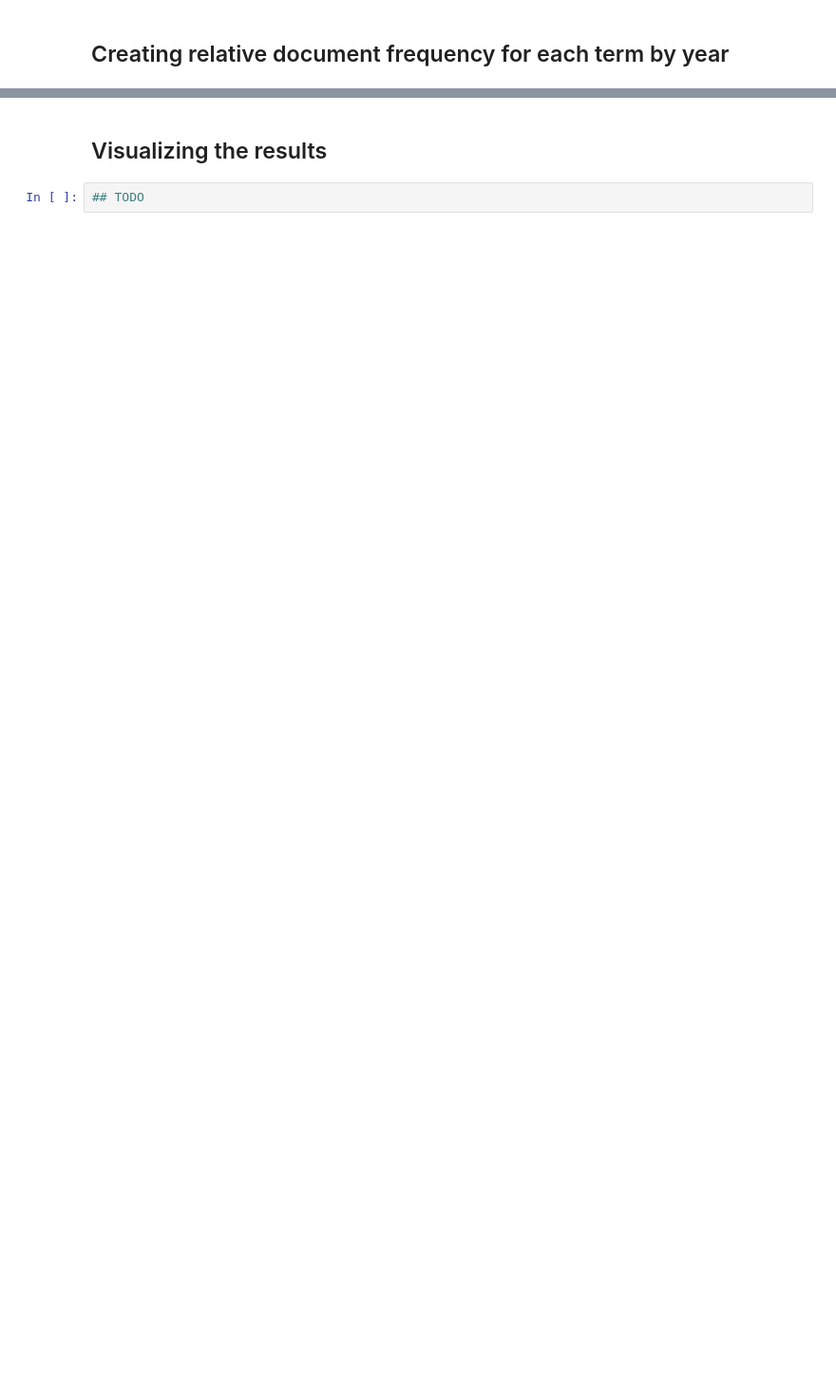
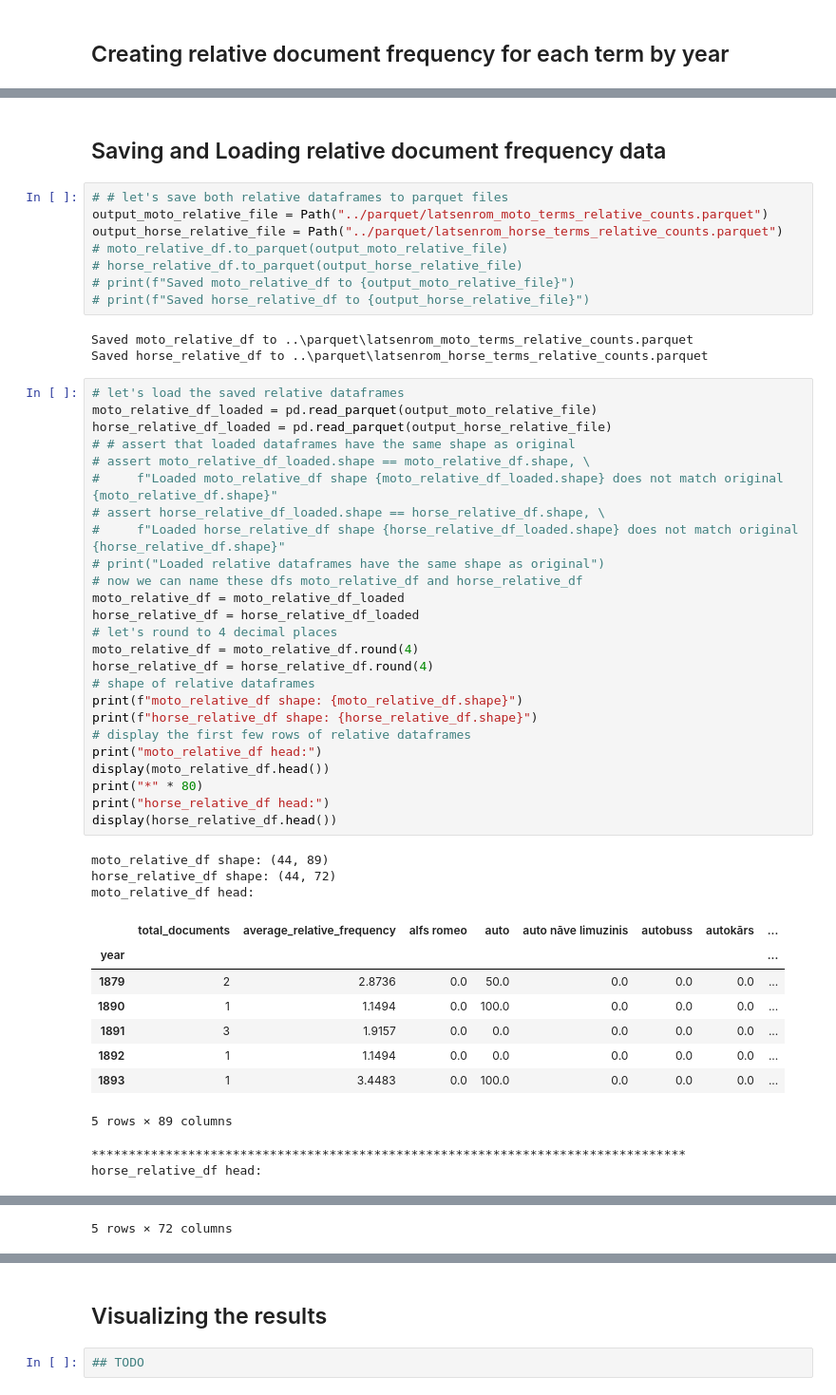
Before and after one commit to ValRCS/lnb_transports, a Jupyter notebook: notebooks/visualize_terms_df_tf_relative_over_time.ipynb, the cells around one changed output, grey strips where cells are left out. Shown at 95% size. Saved outputs shown, nothing was run; the diff lists cells and outputs as text; blank space fills up the shorter version.

```diff
--- a/notebooks/visualize_terms_df_tf_relative_over_time.ipynb
+++ b/notebooks/visualize_terms_df_tf_relative_over_time.ipynb
@@ -563,0 +682,52 @@ Saved horse_df to ..\xlsx\latsenrom_horse_terms_counts.xlsx
+# %% [markdown]
+## Saving and Loading relative document frequency data
+# %%
+# # let's save both relative dataframes to parquet files
+output_moto_relative_file = Path("../parquet/latsenrom_moto_terms_relative_counts.parquet")
+output_horse_relative_file = Path("../parquet/latsenrom_horse_terms_relative_counts.parquet")
+# moto_relative_df.to_parquet(output_moto_relative_file)
+# horse_relative_df.to_parquet(output_horse_relative_file)
+# print(f"Saved moto_relative_df to {output_moto_relative_file}")
+# print(f"Saved horse_relative_df to {output_horse_relative_file}")
+# %% [output]
+Saved moto_relative_df to ..\parquet\latsenrom_moto_terms_relative_counts.parquet
+Saved horse_relative_df to ..\parquet\latsenrom_horse_terms_relative_counts.parquet
+# %%
+# let's load the saved relative dataframes
+moto_relative_df_loaded = pd.read_parquet(output_moto_relative_file)
+horse_relative_df_loaded = pd.read_parquet(output_horse_relative_file)
+# # assert that loaded dataframes have the same shape as original
+# assert moto_relative_df_loaded.shape == moto_relative_df.shape, \
+#     f"Loaded moto_relative_df shape {moto_relative_df_loaded.shape} does not match original {moto_relative_df.shape}"
+# assert horse_relative_df_loaded.shape == horse_relative_df.shape, \
+#     f"Loaded horse_relative_df shape {horse_relative_df_loaded.shape} does not match original {horse_relative_df.shape}"
+# print("Loaded relative dataframes have the same shape as original")
+# now we can name these dfs moto_relative_df and horse_relative_df
+moto_relative_df = moto_relative_df_loaded
+horse_relative_df = horse_relative_df_loaded
+# let's round to 4 decimal places
+moto_relative_df = moto_relative_df.round(4)
+horse_relative_df = horse_relative_df.round(4)
+# shape of relative dataframes
+print(f"moto_relative_df shape: {moto_relative_df.shape}")
+print(f"horse_relative_df shape: {horse_relative_df.shape}")
+# display the first few rows of relative dataframes
+print("moto_relative_df head:")
+display(moto_relative_df.head())
+print("*" * 80)
+print("horse_relative_df head:")
+display(horse_relative_df.head())
+# %% [output]
+moto_relative_df shape: (44, 89)
+horse_relative_df shape: (44, 72)
+moto_relative_df head:
+|  | total_documents | average_relative_frequency | alfs romeo | auto | auto nāve limuzinis | autobuss | autokārs | ... |
+| year |  |  |  |  |  |  |  | ... |
+| 1879 | 2 | 2.8736 | 0.0 | 50.0 | 0.0 | 0.0 | 0.0 | ... |
+| 1890 | 1 | 1.1494 | 0.0 | 100.0 | 0.0 | 0.0 | 0.0 | ... |
+| 1891 | 3 | 1.9157 | 0.0 | 0.0 | 0.0 | 0.0 | 0.0 | ... |
+| 1892 | 1 | 1.1494 | 0.0 | 0.0 | 0.0 | 0.0 | 0.0 | ... |
+| 1893 | 1 | 3.4483 | 0.0 | 100.0 | 0.0 | 0.0 | 0.0 | ... |
+5 rows × 89 columns
+********************************************************************************
+horse_relative_df head:
@@ -563,0 +741 @@ Saved horse_df to ..\xlsx\latsenrom_horse_terms_counts.xlsx
+5 rows × 72 columns
```
Also changed, not shown: parts of 6 cells of this notebook, 3 other files.
